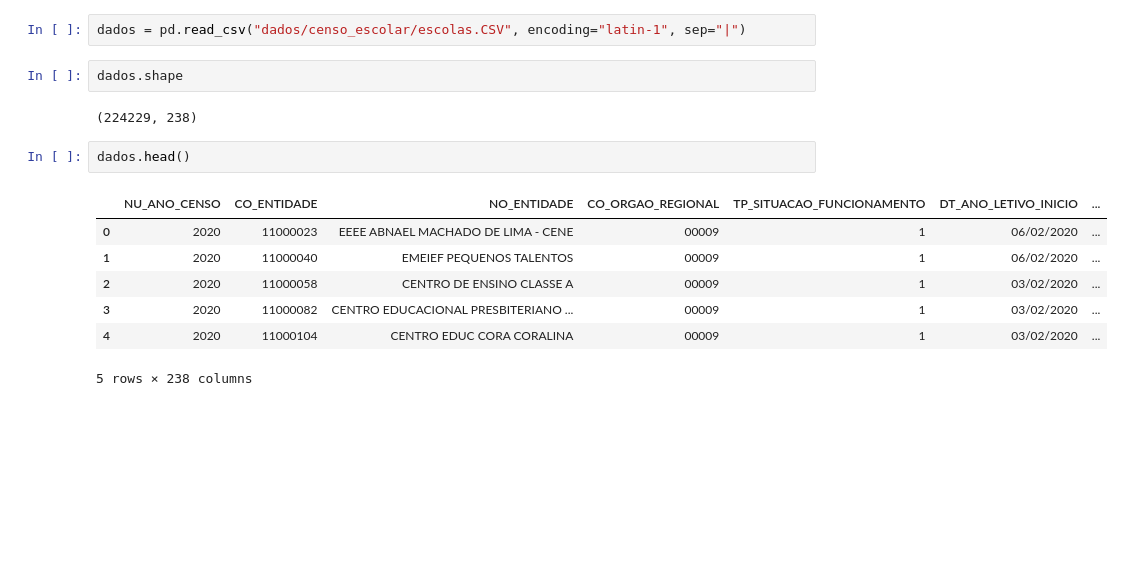
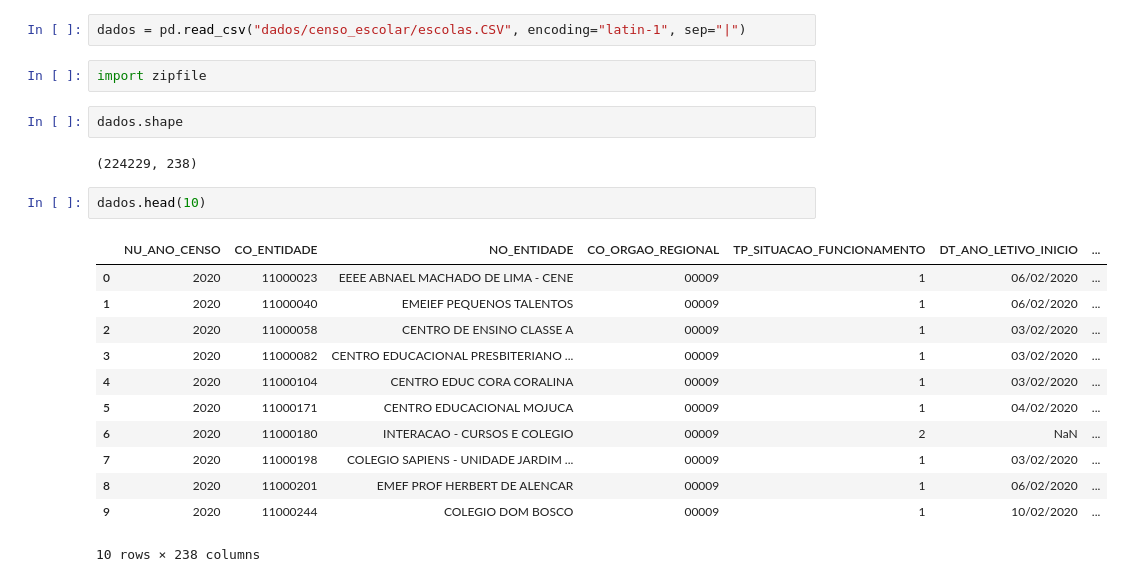
Before and after one commit to Ignorancia-Zero/curso-ciencia-dados, a Jupyter notebook: notebooks/Rascunho - Download Dados.ipynb, the cells around one changed output. Drawn from its saved outputs; the diff is of its cells as text; blank space fills up the shorter version.

```diff
--- a/notebooks/Rascunho - Download Dados.ipynb
+++ b/notebooks/Rascunho - Download Dados.ipynb
@@ -52,18 +52,25 @@ inep_etl = etl_base_inep.BaseINEPETL("dados/censo_escolar", "saida/aquisicao", "
 import pandas as pd
 # %%
 dados = pd.read_csv("dados/censo_escolar/escolas.CSV", encoding="latin-1", sep="|")
+# %%
+import zipfile
 # %%
 dados.shape
 # %% [output]
 (224229, 238)
 # %%
-dados.head()
+dados.head(10)
 # %% [output]
 |  | NU_ANO_CENSO | CO_ENTIDADE | NO_ENTIDADE | CO_ORGAO_REGIONAL | TP_SITUACAO_FUNCIONAMENTO | DT_ANO_LETIVO_INICIO | ... |
 | 0 | 2020 | 11000023 | EEEE ABNAEL MACHADO DE LIMA - CENE | 00009 | 1 | 06/02/2020 | ... |
 | 1 | 2020 | 11000040 | EMEIEF PEQUENOS TALENTOS | 00009 | 1 | 06/02/2020 | ... |
 | 2 | 2020 | 11000058 | CENTRO DE ENSINO CLASSE A | 00009 | 1 | 03/02/2020 | ... |
 | 3 | 2020 | 11000082 | CENTRO EDUCACIONAL PRESBITERIANO ... | 00009 | 1 | 03/02/2020 | ... |
 | 4 | 2020 | 11000104 | CENTRO EDUC CORA CORALINA | 00009 | 1 | 03/02/2020 | ... |
+| 5 | 2020 | 11000171 | CENTRO EDUCACIONAL MOJUCA | 00009 | 1 | 04/02/2020 | ... |
+| 6 | 2020 | 11000180 | INTERACAO - CURSOS E COLEGIO | 00009 | 2 | NaN | ... |
+| 7 | 2020 | 11000198 | COLEGIO SAPIENS - UNIDADE JARDIM ... | 00009 | 1 | 03/02/2020 | ... |
+| 8 | 2020 | 11000201 | EMEF PROF HERBERT DE ALENCAR | 00009 | 1 | 06/02/2020 | ... |
+| 9 | 2020 | 11000244 | COLEGIO DOM BOSCO | 00009 | 1 | 10/02/2020 | ... |
-5 rows × 238 columns
+10 rows × 238 columns
 # %%
```
Also changed, not shown: parts of 7 cells of this notebook, 1 other file.
